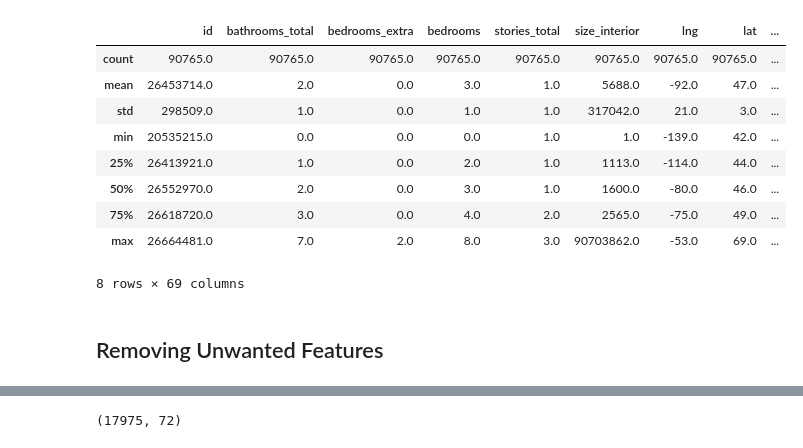
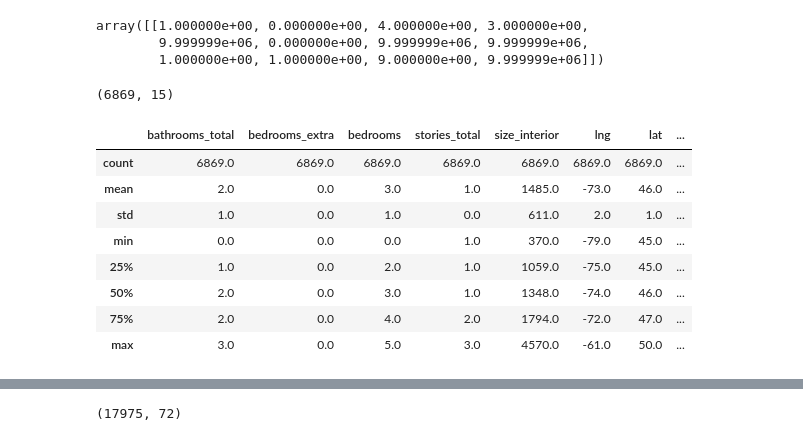
Before and after one commit to SoheilBadri2000/House-Pred-CA, a Jupyter notebook: EDA2.ipynb, the cells around one changed output, grey strips where cells are left out. Saved outputs shown, nothing was run; the diff lists cells and outputs as text; code cells hidden in the pictures.

```diff
--- a/EDA2.ipynb
+++ b/EDA2.ipynb
@@ -32,3 +74,0 @@ memory usage: 15.2+ MB
-# %%
-df = pd.merge(df, df_dem, on="id")
-df = pd.merge(df, df_loc, on="id")
@@ -37,0 +106,17 @@ df = pd.merge(df, df_loc, on="id")
+# %%
+# df = df.drop(["id", "id_mls", "agency_name", "agency_type", "property_type", "ownership_type", "land_size", "page_url", "timestamp", "postal_code"], axis=1)
+
+df = df[["bathrooms_total",
+    "bedrooms_extra",
+    "bedrooms",
+    "stories_total",
+    "size_interior",
+    "building_type",
+    "lng",
+    "lat",
+    "ownership_type_group_ids",
+    "parkings",
+    "province",
+    "price"]]
+
+df.info()
@@ -59,0 +194,2 @@ memory usage: 54.7+ MB
+# %%
+df = df[["bathrooms_total", "bedrooms_extra", "bedrooms", "stories_total", "size_interior", "lng", "lat", "ownership_type_group_ids", "parkings", "price"]].astype(np.float128)
@@ -87,15 +250,23 @@ Name: count, dtype: int64
+# %%
+np.round(df_sample_enc, 2)
+# %% [output]
+array([[1.000000e+00, 0.000000e+00, 4.000000e+00, 3.000000e+00,
+        9.999999e+06, 0.000000e+00, 9.999999e+06, 9.999999e+06,
+        1.000000e+00, 1.000000e+00, 9.000000e+00, 9.999999e+06]])
+# %%
+df_enc = pd.get_dummies(df[df["province"] == "Quebec"])
+df_enc.shape
+# %% [output]
+(6869, 15)
 # %%
-np.round(df.describe())
+np.round(df_enc.describe())
 # %% [output]
-|  | id | bathrooms_total | bedrooms_extra | bedrooms | stories_total | size_interior | lng | lat | ... |
-| count | 90765.0 | 90765.0 | 90765.0 | 90765.0 | 90765.0 | 90765.0 | 90765.0 | 90765.0 | ... |
-| mean | 26453714.0 | 2.0 | 0.0 | 3.0 | 1.0 | 5688.0 | -92.0 | 47.0 | ... |
-| std | 298509.0 | 1.0 | 0.0 | 1.0 | 1.0 | 317042.0 | 21.0 | 3.0 | ... |
-| min | 20535215.0 | 0.0 | 0.0 | 0.0 | 1.0 | 1.0 | -139.0 | 42.0 | ... |
-| 25% | 26413921.0 | 1.0 | 0.0 | 2.0 | 1.0 | 1113.0 | -114.0 | 44.0 | ... |
-| 50% | 26552970.0 | 2.0 | 0.0 | 3.0 | 1.0 | 1600.0 | -80.0 | 46.0 | ... |
-| 75% | 26618720.0 | 3.0 | 0.0 | 4.0 | 2.0 | 2565.0 | -75.0 | 49.0 | ... |
-| max | 26664481.0 | 7.0 | 2.0 | 8.0 | 3.0 | 90703862.0 | -53.0 | 69.0 | ... |
+|  | bathrooms_total | bedrooms_extra | bedrooms | stories_total | size_interior | lng | lat | ... |
+| count | 6869.0 | 6869.0 | 6869.0 | 6869.0 | 6869.0 | 6869.0 | 6869.0 | ... |
+| mean | 2.0 | 0.0 | 3.0 | 1.0 | 1485.0 | -73.0 | 46.0 | ... |
+| std | 1.0 | 0.0 | 1.0 | 0.0 | 611.0 | 2.0 | 1.0 | ... |
+| min | 0.0 | 0.0 | 0.0 | 1.0 | 370.0 | -79.0 | 45.0 | ... |
+| 25% | 1.0 | 0.0 | 2.0 | 1.0 | 1059.0 | -75.0 | 45.0 | ... |
+| 50% | 2.0 | 0.0 | 3.0 | 1.0 | 1348.0 | -74.0 | 46.0 | ... |
+| 75% | 2.0 | 0.0 | 4.0 | 2.0 | 1794.0 | -72.0 | 47.0 | ... |
+| max | 3.0 | 0.0 | 5.0 | 3.0 | 4570.0 | -61.0 | 50.0 | ... |
-8 rows × 69 columns
-# %% [markdown]
-## Removing Unwanted Features
```
Also changed, not shown: parts of 47 cells of this notebook, 2 other files.
